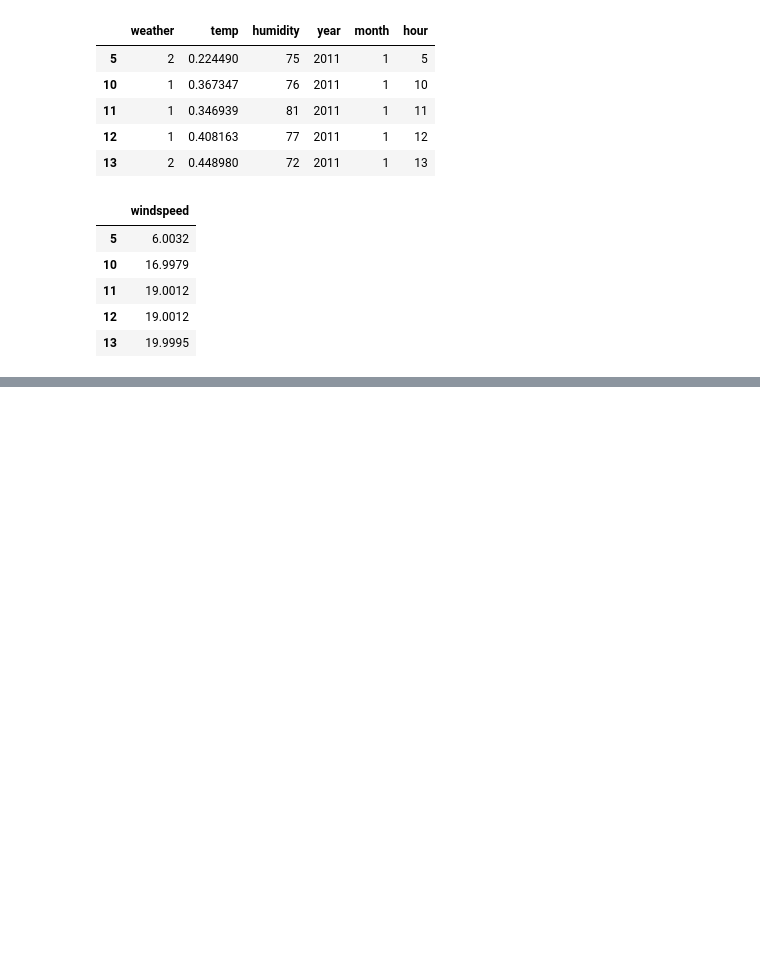
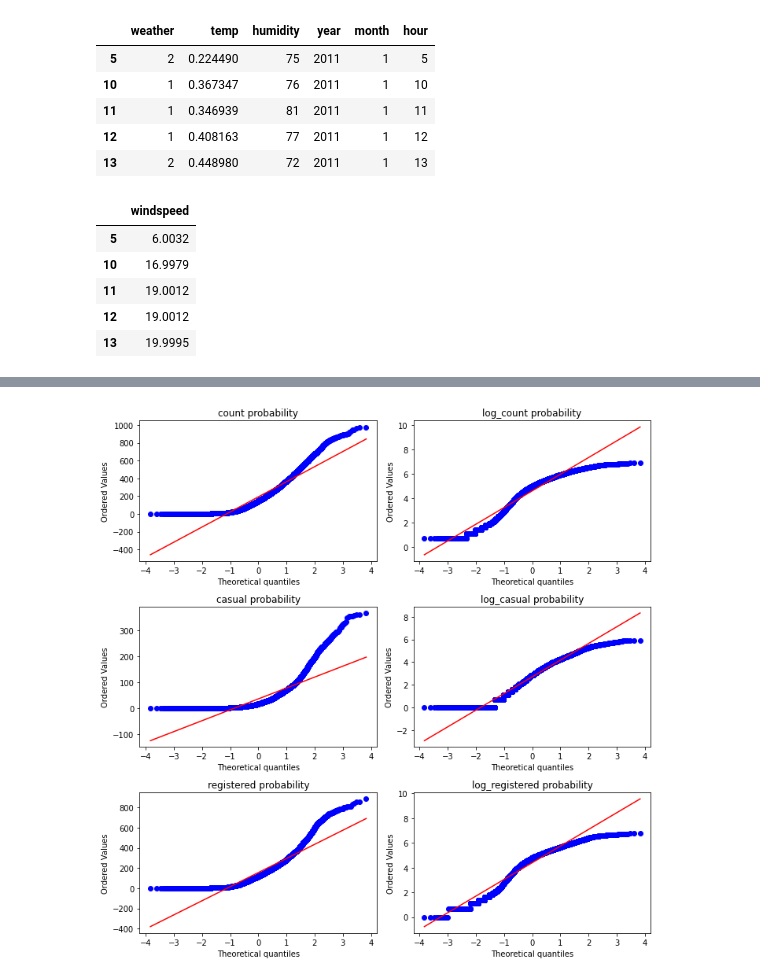
Before and after one commit to MyungHyun-Ahn/Bike_Sharing_Demand, a Jupyter notebook: Bike_Sharing_Demand_MHAhn_v0.14.ipynb, the cells around one changed output, grey strips where cells are left out. Saved outputs shown, nothing was run; the diff lists cells and outputs as text; code cells hidden in the pictures; blank space fills up the shorter version.

```diff
--- a/Bike_Sharing_Demand_MHAhn_v0.14.ipynb
+++ b/Bike_Sharing_Demand_MHAhn_v0.14.ipynb
@@ -487,0 +630,4 @@ TypeError: The DType <class 'numpy.dtype[datetime64]'> could not be promoted by
+# %%
+hpre_X = hu_zeros.drop('windspeed', axis=1)
+hpre_X.drop(['datetime', 'workingday', 'casual', 'registered', 'count'], axis=1, inplace=True)
+hpre_X.head()
@@ -487,0 +836,31 @@ TypeError: The DType <class 'numpy.dtype[datetime64]'> could not be promoted by
+# %%
+from scipy import stats
+
+f = plt.figure(figsize=(10, 10))
+ax1 = f.add_subplot(3, 2, 1)
+res = stats.probplot(df_n['count'], plot=plt)
+ax1.set_title('count probability')
+
+ax2 = f.add_subplot(3, 2, 2)
+res = stats.probplot(df_n['log_count'], plot=plt)
+ax2.set_title('log_count probability')
+
+ax3 = f.add_subplot(3, 2, 3)
+res = stats.probplot(df_n['casual'], plot=plt)
+ax3.set_title('casual probability')
+
+ax4 = f.add_subplot(3, 2, 4)
+res = stats.probplot(df_n['log_casual'], plot=plt)
+ax4.set_title('log_casual probability')
+
+ax5 = f.add_subplot(3, 2, 5)
+res = stats.probplot(df_n['registered'], plot=plt)
+ax5.set_title('registered probability')
+
+ax6 = f.add_subplot(3, 2, 6)
+res = stats.probplot(df_n['log_registered'], plot=plt)
+ax6.set_title('log_registered probability')
+
+plt.tight_layout()
+# %% [output]
+[figure, added]
```
Also changed, not shown: parts of 129 cells of this notebook.
